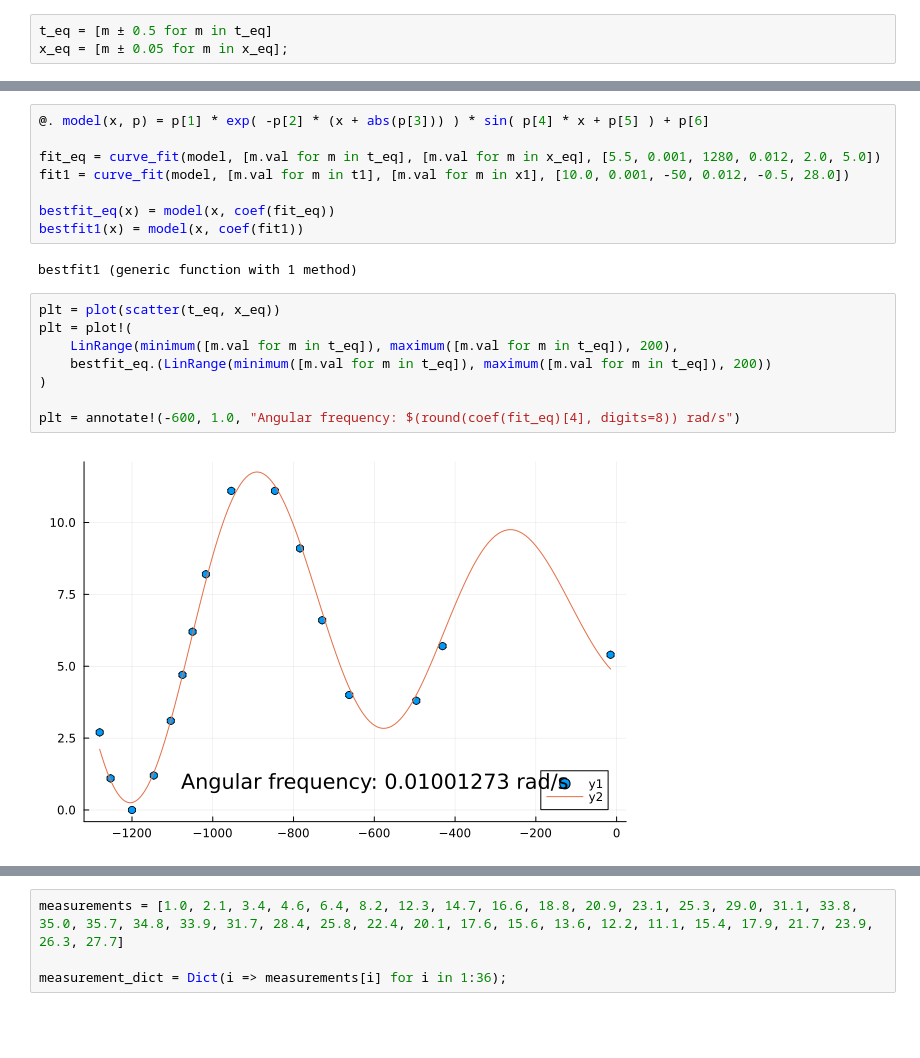
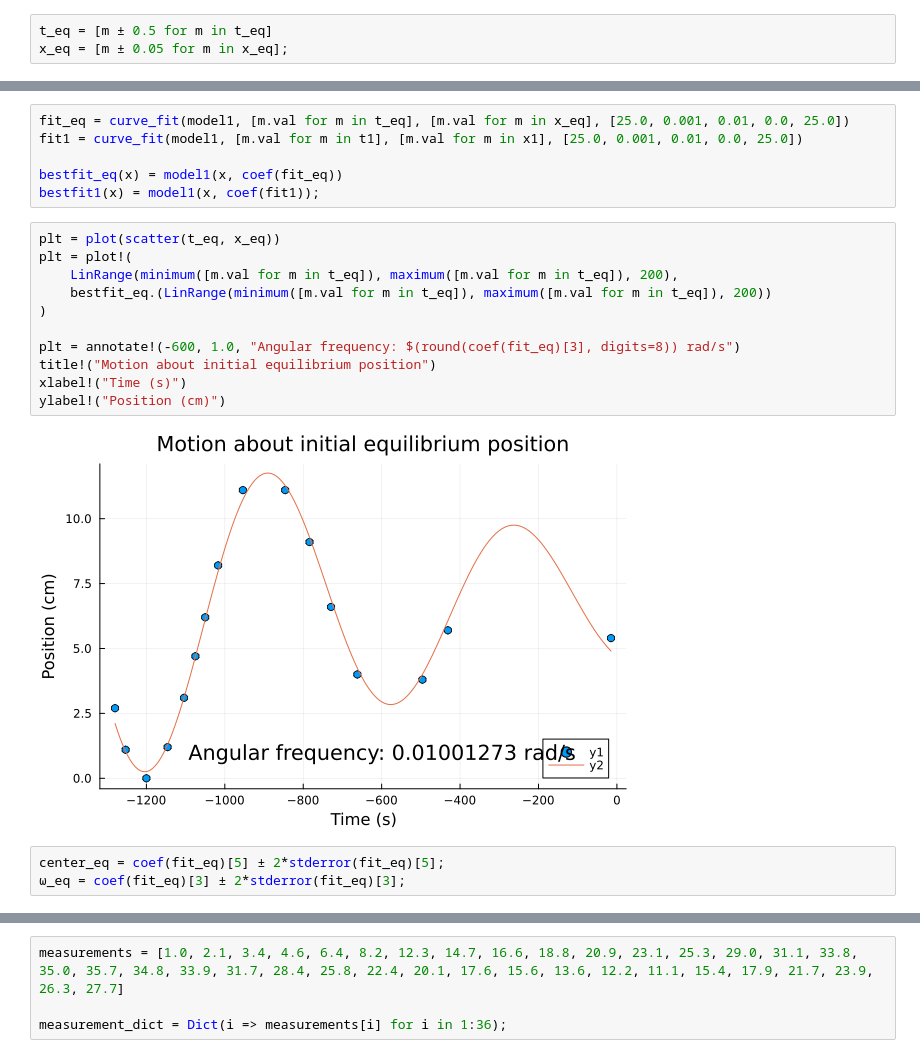
Before and after one commit to UserDJ1/iLab, a Jupyter notebook: Cavendish.ipynb, the cells around one changed output, grey strips where cells are left out. Saved outputs shown, nothing was run; the diff lists cells and outputs as text; blank space fills up the shorter version.

```diff
--- a/Cavendish.ipynb
+++ b/Cavendish.ipynb
@@ -118,23 +87,25 @@ ylabel!("Position (cm)")
 # %%
-@. model(x, p) = p[1] * exp( -p[2] * (x + abs(p[3])) ) * sin( p[4] * x + p[5] ) + p[6]
+fit_eq = curve_fit(model1, [m.val for m in t_eq], [m.val for m in x_eq], [25.0, 0.001, 0.01, 0.0, 25.0])
+fit1 = curve_fit(model1, [m.val for m in t1], [m.val for m in x1], [25.0, 0.001, 0.01, 0.0, 25.0])
 
-fit_eq = curve_fit(model, [m.val for m in t_eq], [m.val for m in x_eq], [5.5, 0.001, 1280, 0.012, 2.0, 5.0])
-fit1 = curve_fit(model, [m.val for m in t1], [m.val for m in x1], [10.0, 0.001, -50, 0.012, -0.5, 28.0])
-
-bestfit_eq(x) = model(x, coef(fit_eq))
-bestfit1(x) = model(x, coef(fit1))
+bestfit_eq(x) = model1(x, coef(fit_eq))
+bestfit1(x) = model1(x, coef(fit1));
-# %% [output]
-bestfit1 (generic function with 1 method)
 # %%
 plt = plot(scatter(t_eq, x_eq))
 plt = plot!(
     LinRange(minimum([m.val for m in t_eq]), maximum([m.val for m in t_eq]), 200),
     bestfit_eq.(LinRange(minimum([m.val for m in t_eq]), maximum([m.val for m in t_eq]), 200))
 )
 
-plt = annotate!(-600, 1.0, "Angular frequency: $(round(coef(fit_eq)[4], digits=8)) rad/s")
+plt = annotate!(-600, 1.0, "Angular frequency: $(round(coef(fit_eq)[3], digits=8)) rad/s")
+title!("Motion about initial equilibrium position")
+xlabel!("Time (s)")
+ylabel!("Position (cm)")
 # %% [output]
-[figure, old version]
+[figure, new version]
+# %%
+center_eq = coef(fit_eq)[5] ± 2*stderror(fit_eq)[5];
+ω_eq = coef(fit_eq)[3] ± 2*stderror(fit_eq)[3];
 # %%
 plt = plot(scatter(t1, x1))
 plt = plot!(
```
Also changed, not shown: parts of 32 cells of this notebook.
